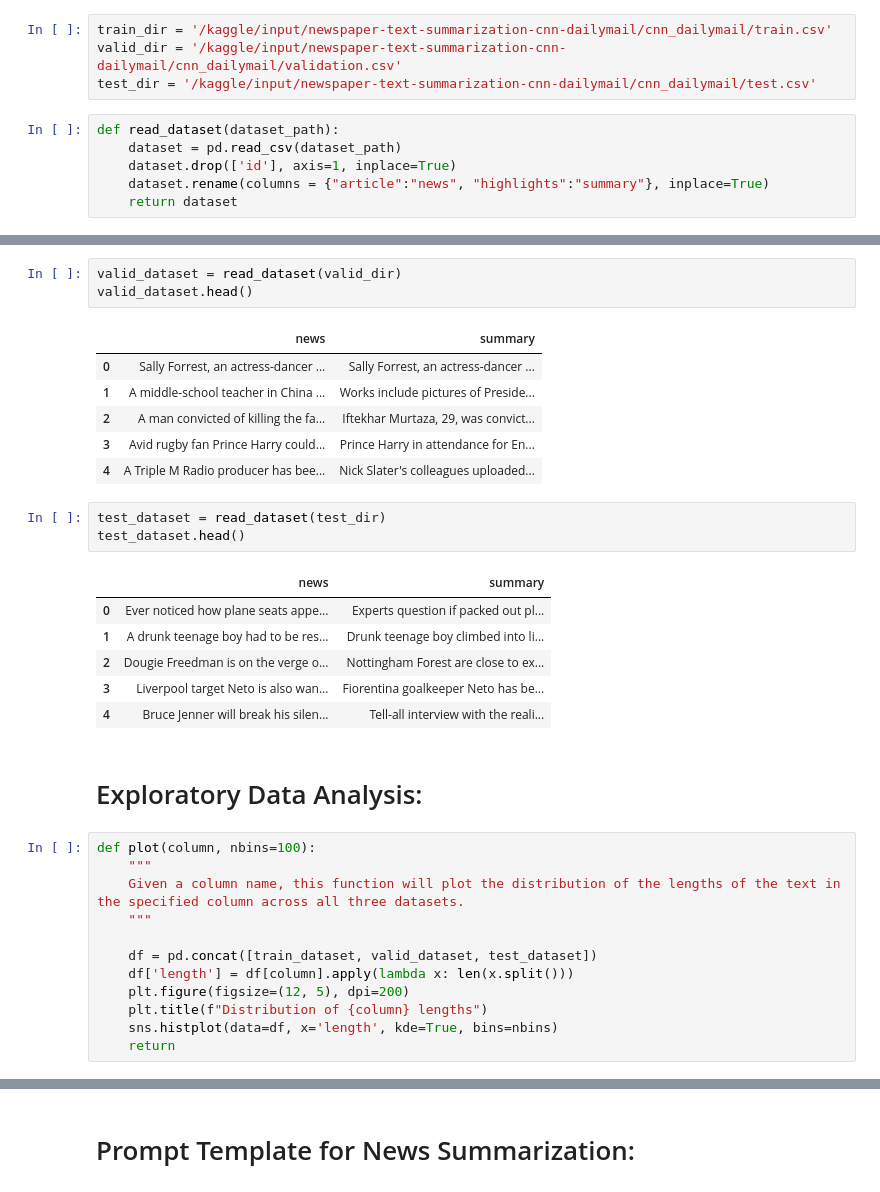
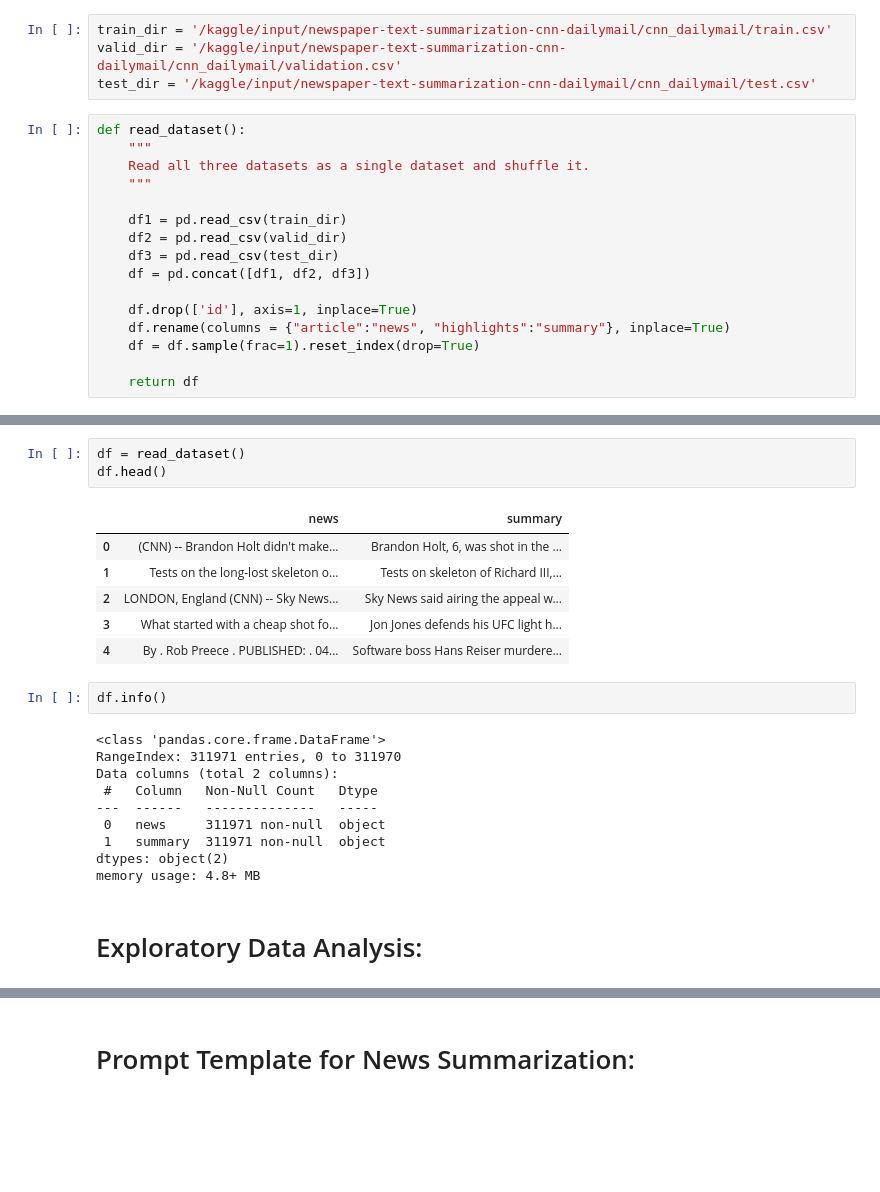
Before and after one commit to De-Subhadip/NLP-notebooks, a Jupyter notebook: Text Summarization - Gemma 3 fine-tuning with LoRA.ipynb, the cells around one changed output, grey strips where cells are left out. Cells and saved outputs as stored; diff of their text form; blank space fills up the shorter version.

```diff
--- a/Text Summarization - Gemma 3 fine-tuning with LoRA.ipynb
+++ b/Text Summarization - Gemma 3 fine-tuning with LoRA.ipynb
@@ -37,8 +39,18 @@ train_dir = '/kaggle/input/newspaper-text-summarization-cnn-dailymail/cnn_dailym
 valid_dir = '/kaggle/input/newspaper-text-summarization-cnn-dailymail/cnn_dailymail/validation.csv'
 test_dir = '/kaggle/input/newspaper-text-summarization-cnn-dailymail/cnn_dailymail/test.csv'
 # %%
-def read_dataset(dataset_path):
-    dataset = pd.read_csv(dataset_path)
-    dataset.drop(['id'], axis=1, inplace=True)
-    dataset.rename(columns = {"article":"news", "highlights":"summary"}, inplace=True)
-    return dataset
+def read_dataset():
+    """
+    Read all three datasets as a single dataset and shuffle it.
+    """
+
+    df1 = pd.read_csv(train_dir)
+    df2 = pd.read_csv(valid_dir)
+    df3 = pd.read_csv(test_dir)
+    df = pd.concat([df1, df2, df3])
+
+    df.drop(['id'], axis=1, inplace=True)
+    df.rename(columns = {"article":"news", "highlights":"summary"}, inplace=True)
+    df = df.sample(frac=1).reset_index(drop=True)
+
+    return df
@@ -55,34 +57,24 @@ train_dataset.head()
-# %%
-valid_dataset = read_dataset(valid_dir)
-valid_dataset.head()
-# %% [output]
-|  | news | summary |
-| 0 | Sally Forrest, an actress-dancer ... | Sally Forrest, an actress-dancer ... |
-| 1 | A middle-school teacher in China ... | Works include pictures of Preside... |
-| 2 | A man convicted of killing the fa... | Iftekhar Murtaza, 29, was convict... |
-| 3 | Avid rugby fan Prince Harry could... | Prince Harry in attendance for En... |
-| 4 | A Triple M Radio producer has bee... | Nick Slater's colleagues uploaded... |
-# %%
-test_dataset = read_dataset(test_dir)
-test_dataset.head()
-# %% [output]
-|  | news | summary |
-| 0 | Ever noticed how plane seats appe... | Experts question if packed out pl... |
-| 1 | A drunk teenage boy had to be res... | Drunk teenage boy climbed into li... |
-| 2 | Dougie Freedman is on the verge o... | Nottingham Forest are close to ex... |
-| 3 | Liverpool target Neto is also wan... | Fiorentina goalkeeper Neto has be... |
-| 4 | Bruce Jenner will break his silen... | Tell-all interview with the reali... |
+# %%
+df = read_dataset()
+df.head()
+# %% [output]
+|  | news | summary |
+| 0 | (CNN) -- Brandon Holt didn't make... | Brandon Holt, 6, was shot in the ... |
+| 1 | Tests on the long-lost skeleton o... | Tests on skeleton of Richard III,... |
+| 2 | LONDON, England (CNN) -- Sky News... | Sky News said airing the appeal w... |
+| 3 | What started with a cheap shot fo... | Jon Jones defends his UFC light h... |
+| 4 | By . Rob Preece . PUBLISHED: . 04... | Software boss Hans Reiser murdere... |
+# %%
+df.info()
+# %% [output]
+<class 'pandas.core.frame.DataFrame'>
+RangeIndex: 311971 entries, 0 to 311970
+Data columns (total 2 columns):
+ #   Column   Non-Null Count   Dtype
+---  ------   --------------   -----
+ 0   news     311971 non-null  object
+ 1   summary  311971 non-null  object
+dtypes: object(2)
+memory usage: 4.8+ MB
 # %% [markdown]
 # Exploratory Data Analysis:
-# %%
-def plot(column, nbins=100):
-    """
-    Given a column name, this function will plot the distribution of the lengths of the text in the specified column across all three datasets.
-    """
-
-    df = pd.concat([train_dataset, valid_dataset, test_dataset])
-    df['length'] = df[column].apply(lambda x: len(x.split()))
-    plt.figure(figsize=(12, 5), dpi=200)
-    plt.title(f"Distribution of {column} lengths")
-    sns.histplot(data=df, x='length', kde=True, bins=nbins)
-    return
```
Also changed, not shown: parts of 29 cells of this notebook.
